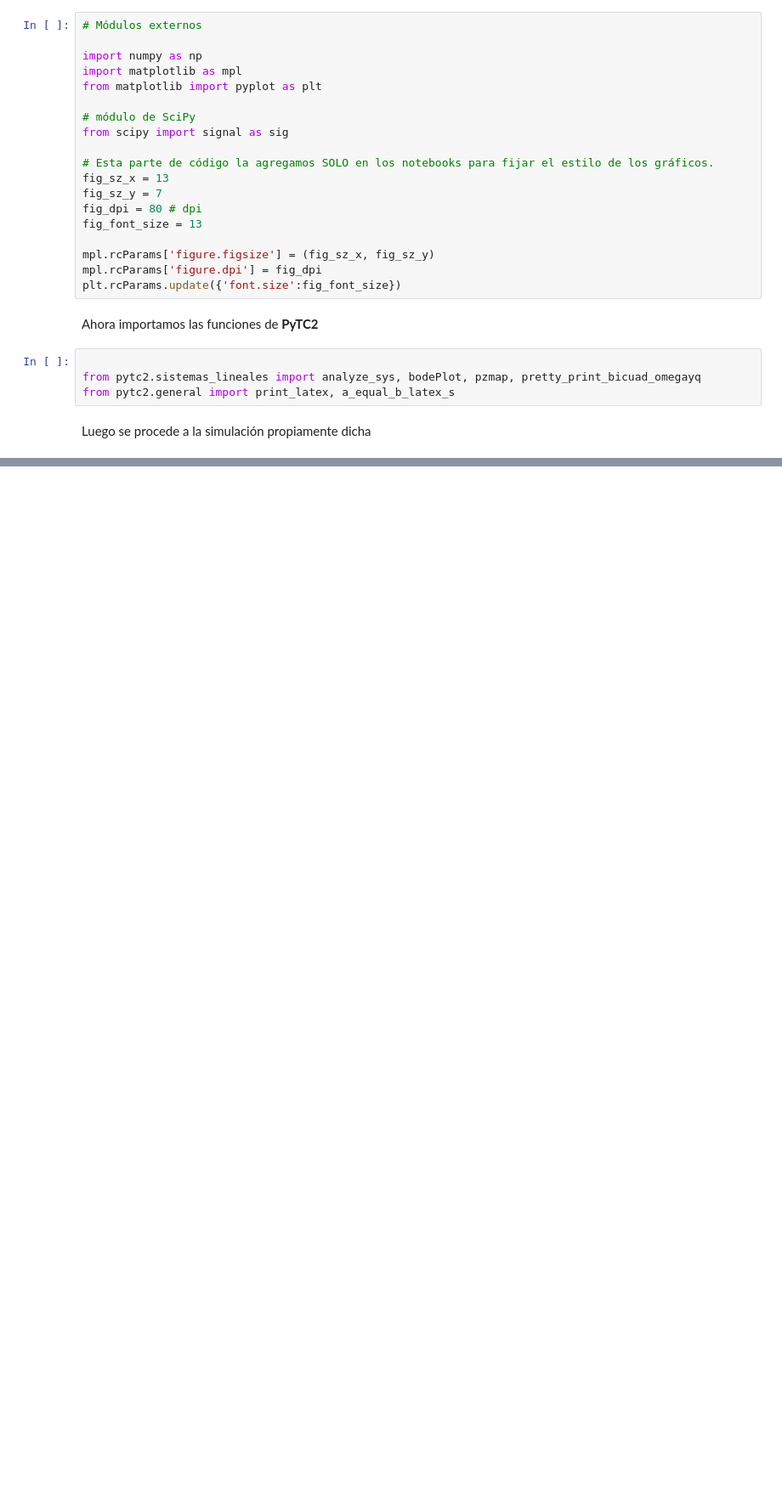
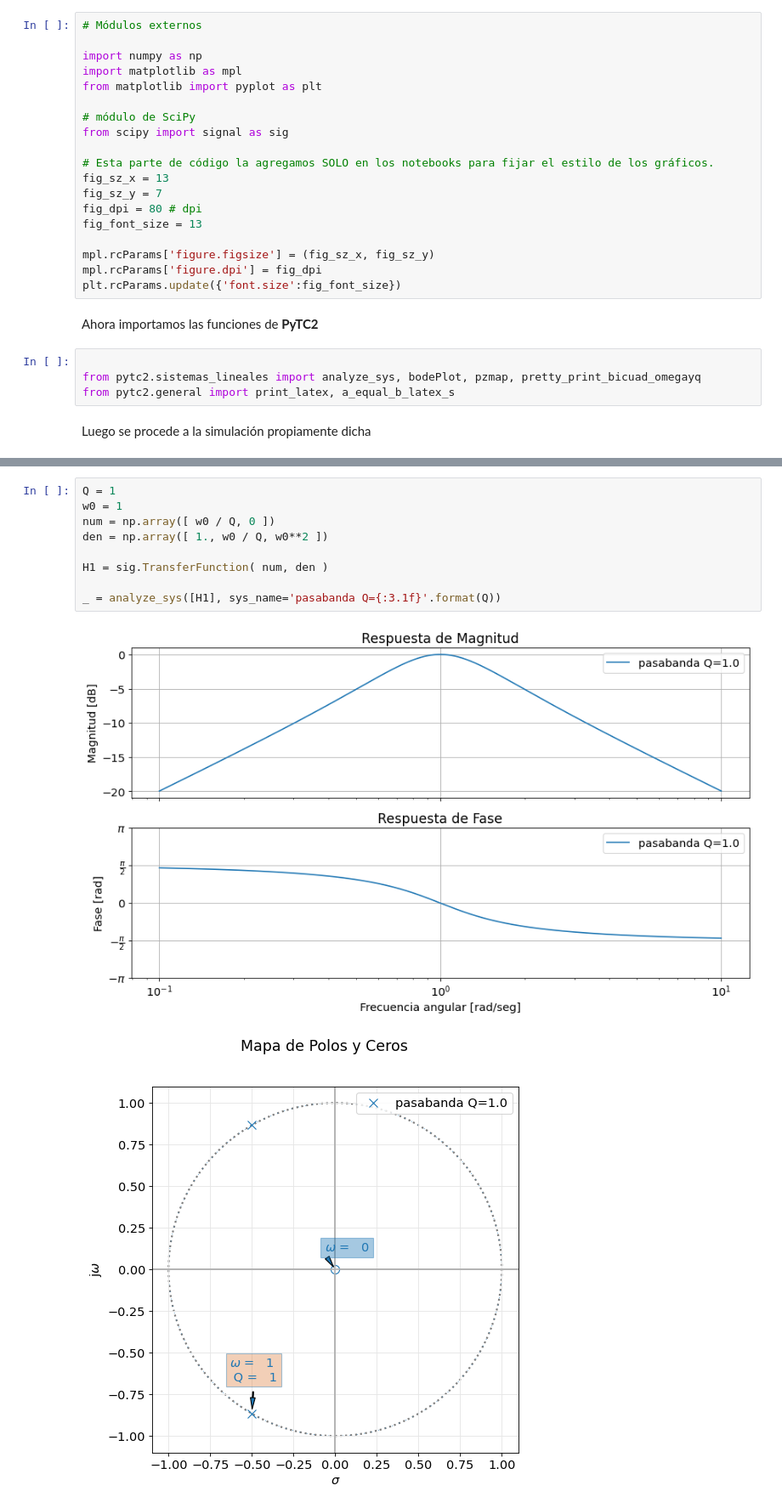
Before and after one commit to marianux/pytc2, a Jupyter notebook: docs/ejnb_parametrizacion_pasabanda.ipynb, the cells around one changed output, grey strips where cells are left out. Shown: that part at 85% size. Drawn from its saved outputs; the diff is of its cells as text; blank space fills up the shorter version.

Commit message:
docs: pasabanda parametrizacion

```diff
--- a/docs/ejnb_parametrizacion_pasabanda.ipynb
+++ b/docs/ejnb_parametrizacion_pasabanda.ipynb
@@ -193,0 +173,12 @@ _ = analyze_sys([H1], sys_name='mi ejemplo')
+# %%
+Q = 1
+w0 = 1
+num = np.array([ w0 / Q, 0 ])
+den = np.array([ 1., w0 / Q, w0**2 ])
+
+H1 = sig.TransferFunction( num, den )
+
+_ = analyze_sys([H1], sys_name='pasabanda Q={:3.1f}'.format(Q))
+# %% [output]
+[figure, added]
+[figure, added]
```
Also changed, not shown: parts of 23 cells of this notebook, 3 other files.
